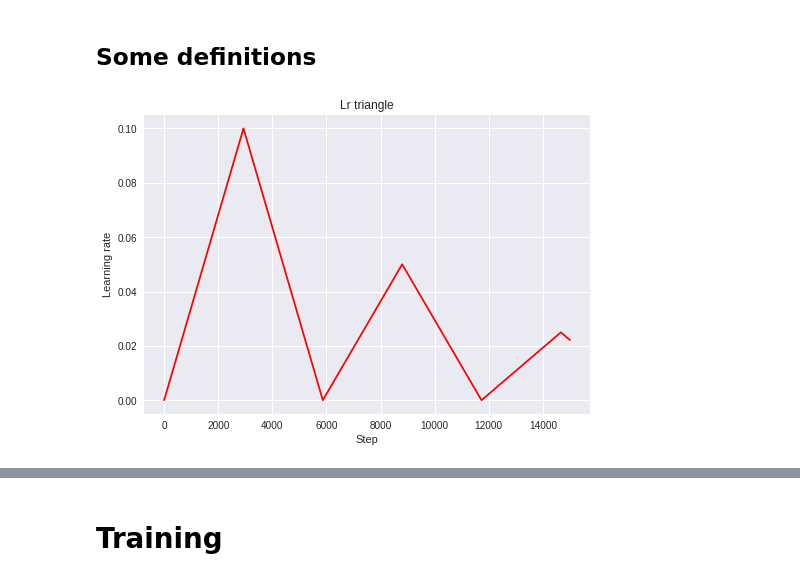
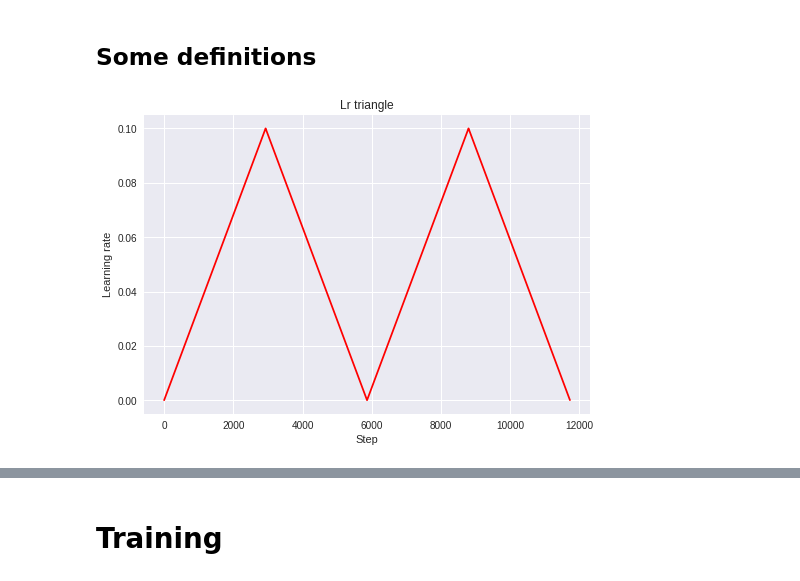
Before and after one commit to NicolasMauge/Pytorch_Projects, a Jupyter notebook: Training_93p_43min_K80.ipynb, the cells around one changed output, grey strips where cells are left out. Drawn from its saved outputs; the diff is of its cells as text; code cells hidden in the pictures.

```diff
--- a/Training_93p_43min_K80.ipynb
+++ b/Training_93p_43min_K80.ipynb
@@ -138,7 +138,7 @@ def plot_lr(clr, nb_iter):
     plt.grid(True,which="both")
     plt.show()
 # %%
-clr = sch.CyclicLR(base_lr=0.0001, max_lr=0.1, iter_by_epoch=391, cycle_len=15, mode='triangular2')
-plot_lr(clr, 15000)
+clr = sch.CyclicLR(base_lr=0.0001, max_lr=0.1, iter_by_epoch=391, cycle_len=15)
+plot_lr(clr, 391*30)
 # %% [output]
-[figure, old version]
+[figure, new version]
```
Also changed, not shown: parts of 3 cells of this notebook.
